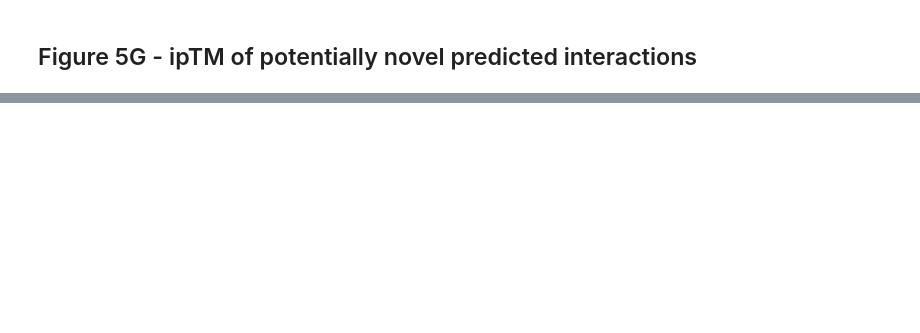
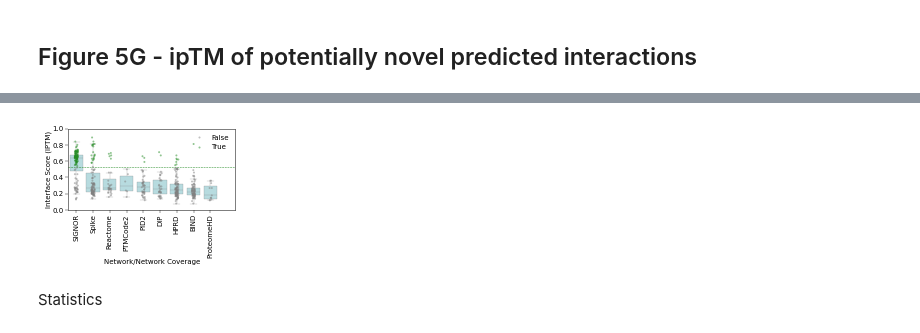
Before and after one commit to sarah-n-wright/Network_Evaluation_Tools, a Jupyter notebook: StateOfTheInteractomes_Notebooks/5_Interaction_Prediction.ipynb, the cells around one changed output, grey strips where cells are left out. Saved outputs shown, nothing was run; the diff lists cells and outputs as text; code cells hidden in the pictures; blank space fills up the shorter version.

```diff
--- a/StateOfTheInteractomes_Notebooks/5_Interaction_Prediction.ipynb
+++ b/StateOfTheInteractomes_Notebooks/5_Interaction_Prediction.ipynb
@@ -257,0 +365,4 @@ _ = plot_coverage_stats(coverage_df[coverage_df.method=='MPS'])
+# %%
+plot_nets = ['SIGNOR', 'PID2', 'HPRD', 'ProteomeHD', 'DIP', 'Reactome', 'Spike', 'PTMCode2', 'BIND']
+# %%
+validation_df_top = validation_df_top[validation_df_top['Network/Network Coverage'].isin(plot_nets)]
@@ -257,0 +373,3 @@ _ = plot_coverage_stats(coverage_df[coverage_df.method=='MPS'])
+# %%
+iptm_th = rn_df.sort_values('model_conf', ascending=False).drop_duplicates(subset=['Pair_str'], keep='first').iptm.describe(percentiles=[0.95])['95%']
+print('ipTM threshold:', iptm_th)
@@ -257,0 +378,2 @@ _ = plot_coverage_stats(coverage_df[coverage_df.method=='MPS'])
+# %%
+validation_df_top = validation_df_top.assign(Validated = validation_df_top.ipTM > iptm_th)
@@ -257,0 +400,15 @@ _ = plot_coverage_stats(coverage_df[coverage_df.method=='MPS'])
+# %%
+_ = plt.figure(figsize=(3,1.5))
+order = validation_df_top.groupby('Network/Network Coverage').ipTM.mean().sort_values(ascending=False).index
+sns.stripplot(data=validation_df_top, x='Network/Network Coverage', y='ipTM', s=2, alpha=0.5, hue='Validated', palette=['forestgreen', 'grey'][::-1], order=order)
+sns.boxplot(data=validation_df_top, x='Network/Network Coverage', y='ipTM', fliersize=0, linecolor='grey', color='powderblue', linewidth=0.25)
+plt.hlines(iptm_th, -0.5, 10.5, color='forestgreen', linestyle='--', linewidth=0.5)
+plt.ylim(0,1)
+plt.xlim(-0.5, 9.5)
+plt.ylabel('Interface Score (IPTM)')
+plt.gca().tick_params(axis='x', rotation=90)
+plt.savefig(figdir + 'Fig5G_iptm_validation.jpg', bbox_inches='tight', dpi=300)
+# %% [output]
+[figure, added]
+# %% [markdown]
+Statistics
```
Also changed, not shown: parts of 35 cells of this notebook, 2 other files.
